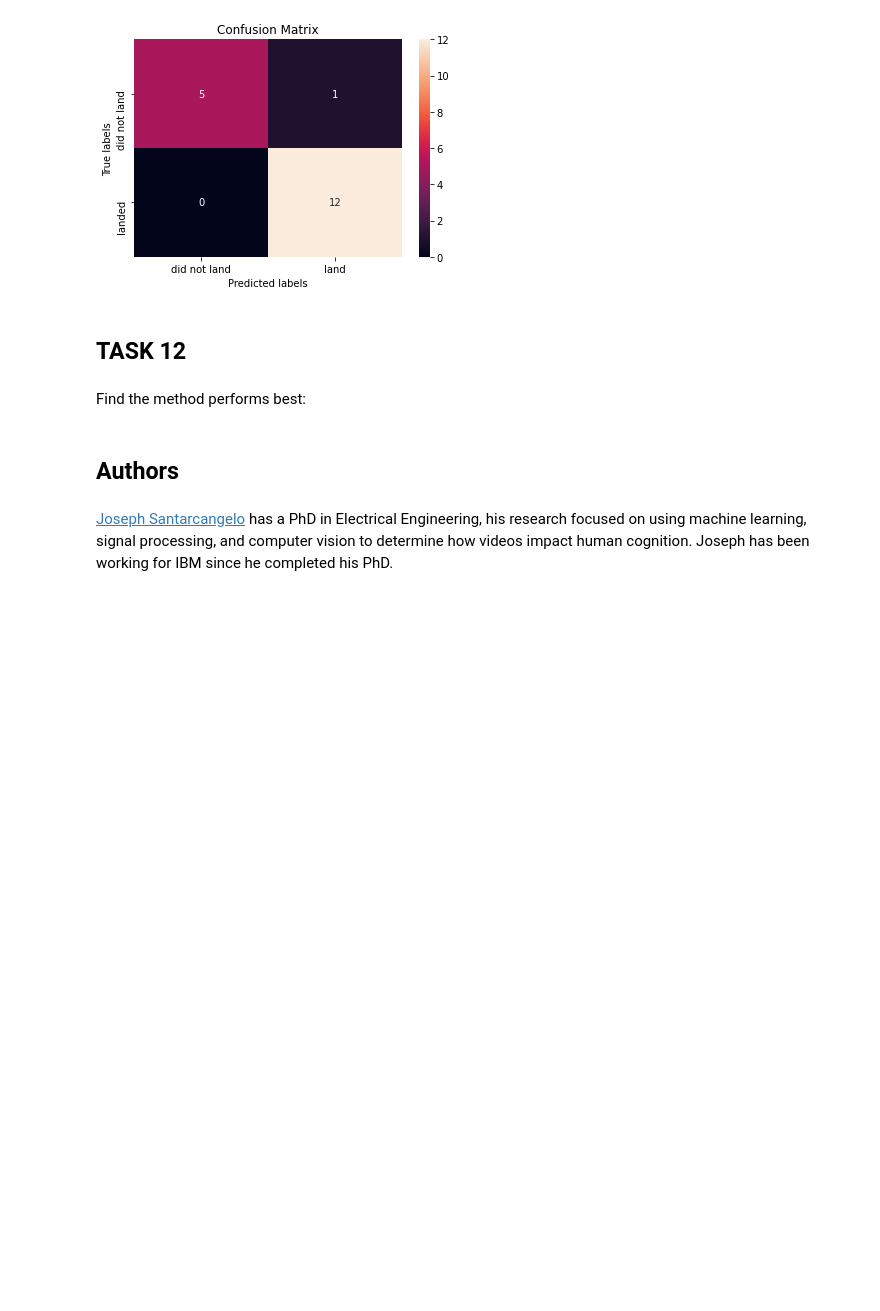
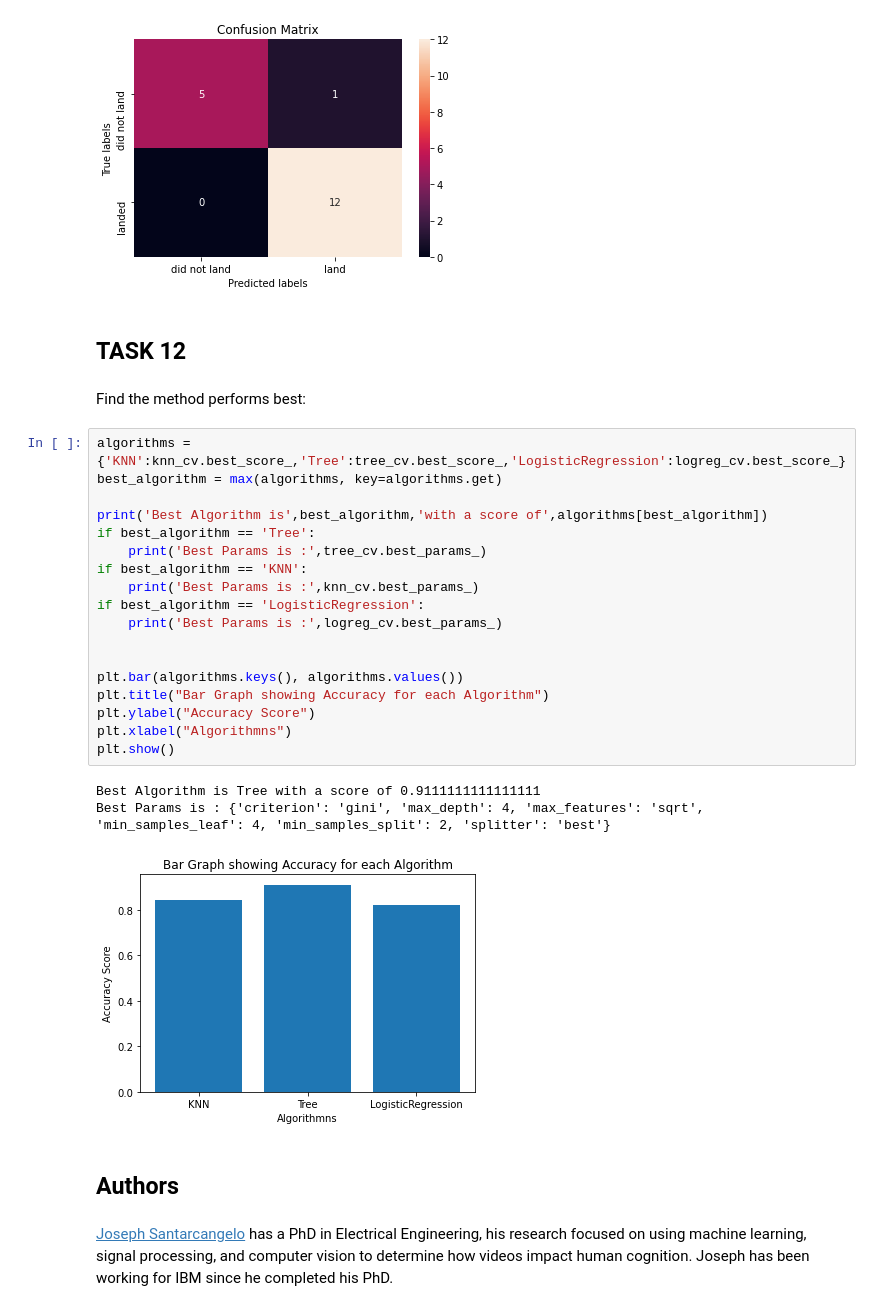
Before and after one commit to fa-901/ibm-capstone, a Jupyter notebook: Machine Learning.ipynb, the cells around one changed output. Cells and saved outputs as stored; diff of their text form; blank space fills up the shorter version.

```diff
--- a/Machine Learning.ipynb
+++ b/Machine Learning.ipynb
@@ -296,6 +296,28 @@ plot_confusion_matrix(Y_test,yhat)
 ## TASK  12
 # %% [markdown]
 Find the method performs best:
+# %%
+algorithms = {'KNN':knn_cv.best_score_,'Tree':tree_cv.best_score_,'LogisticRegression':logreg_cv.best_score_}
+best_algorithm = max(algorithms, key=algorithms.get)
+
+print('Best Algorithm is',best_algorithm,'with a score of',algorithms[best_algorithm])
+if best_algorithm == 'Tree':
+    print('Best Params is :',tree_cv.best_params_)
+if best_algorithm == 'KNN':
+    print('Best Params is :',knn_cv.best_params_)
+if best_algorithm == 'LogisticRegression':
+    print('Best Params is :',logreg_cv.best_params_)
+
+
+plt.bar(algorithms.keys(), algorithms.values())
+plt.title("Bar Graph showing Accuracy for each Algorithm")
+plt.ylabel("Accuracy Score")
+plt.xlabel("Algorithmns")
+plt.show()
+# %% [output]
+Best Algorithm is Tree with a score of 0.9111111111111111
+Best Params is : {'criterion': 'gini', 'max_depth': 4, 'max_features': 'sqrt', 'min_samples_leaf': 4, 'min_samples_split': 2, 'splitter': 'best'}
+[figure, added]
 # %% [markdown]
 ## Authors
 # %% [markdown]
```
Also changed, not shown: parts of 2 cells of this notebook.
